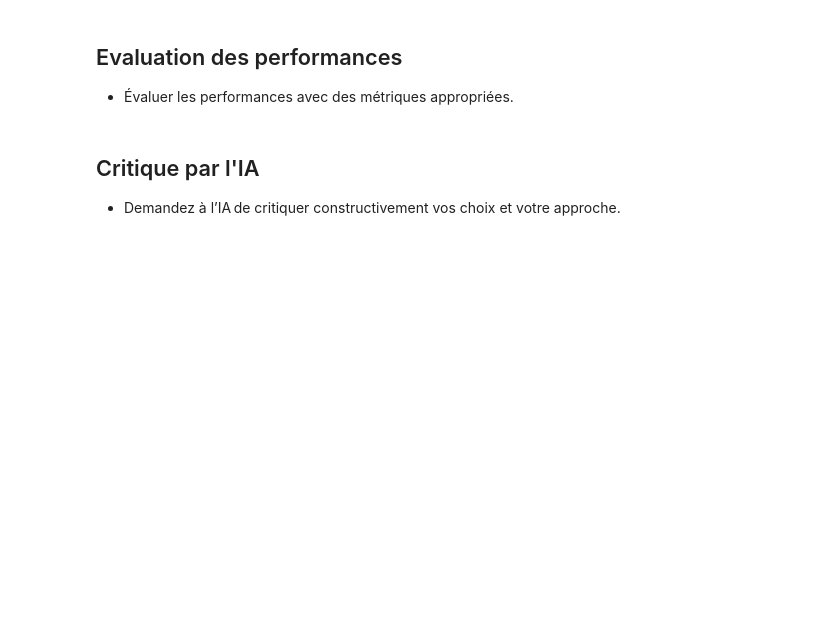
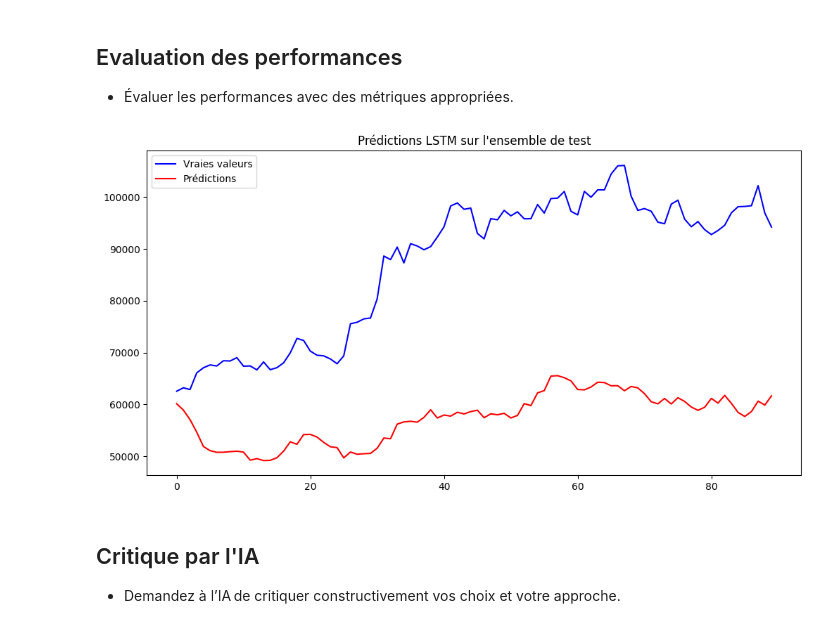
Before and after one commit to Jadorlo/Projet_ml, a Jupyter notebook: notebook/projet_ml_LUNEL_DJAREDDIR_G19.ipynb, the cells around one changed output. Drawn from its saved outputs; the diff is of its cells as text; code cells hidden in the pictures; blank space fills up the shorter version.

Commit message:
Modele avec pytorch, lstm

```diff
--- a/notebook/projet_ml_LUNEL_DJAREDDIR_G19.ipynb
+++ b/notebook/projet_ml_LUNEL_DJAREDDIR_G19.ipynb
@@ -376,3 +441,27 @@ Réponse :
+# %%
+class LSTMModel(nn.Module):
+    def __init__(self, input_dim, hidden_dim, num_layers, output_dim):
+        super(LSTMModel, self).__init__()
+        self.hidden_dim = hidden_dim
+        self.num_layers = num_layers
+
+        # Couche LSTM
+        self.lstm = nn.LSTM(input_dim, hidden_dim, num_layers, batch_first=True)
+
+        # Couche fully connected
+        self.fc = nn.Linear(hidden_dim, output_dim)
+
+    def forward(self, x):
+        # Initialiser les états cachés
+        h0 = torch.zeros(self.num_layers, x.size(0), self.hidden_dim).to(x.device)
+        c0 = torch.zeros(self.num_layers, x.size(0), self.hidden_dim).to(x.device)
+
+        # Propagation à travers LSTM
+        out, _ = self.lstm(x, (h0, c0))
+
+        # Prendre la dernière sortie et la passer dans la couche fully connected
+        out = self.fc(out[:, -1, :])
+        return out
 # %% [markdown]
 ## Test des modèles
 
@@ -385,6 +521,25 @@ Réponse :
 - Évaluer les performances avec des métriques appropriées.
 # %%
 # Code d'évaluation des performances
+# %%
+# Évaluation sur les données de test
+model.eval()
+with torch.no_grad():
+    y_pred = model(X_test).squeeze()
+
+# Inverser la normalisation des prédictions et des vraies valeurs
+y_pred_rescaled = y_pred * (y_max - y_min) + y_min
+y_test_rescaled = y_test * (y_max - y_min) + y_min
+
+# Visualisation
+plt.figure(figsize=(12, 6))
+plt.plot(y_test_rescaled.numpy(), label="Vraies valeurs", color="blue")
+plt.plot(y_pred_rescaled.numpy(), label="Prédictions", color="red")
+plt.legend()
+plt.title("Prédictions LSTM sur l'ensemble de test")
+plt.show()
+# %% [output]
+[figure, added]
 # %% [markdown]
 ## Critique par l'IA
 
```
Also changed, not shown: parts of 9 cells of this notebook.
